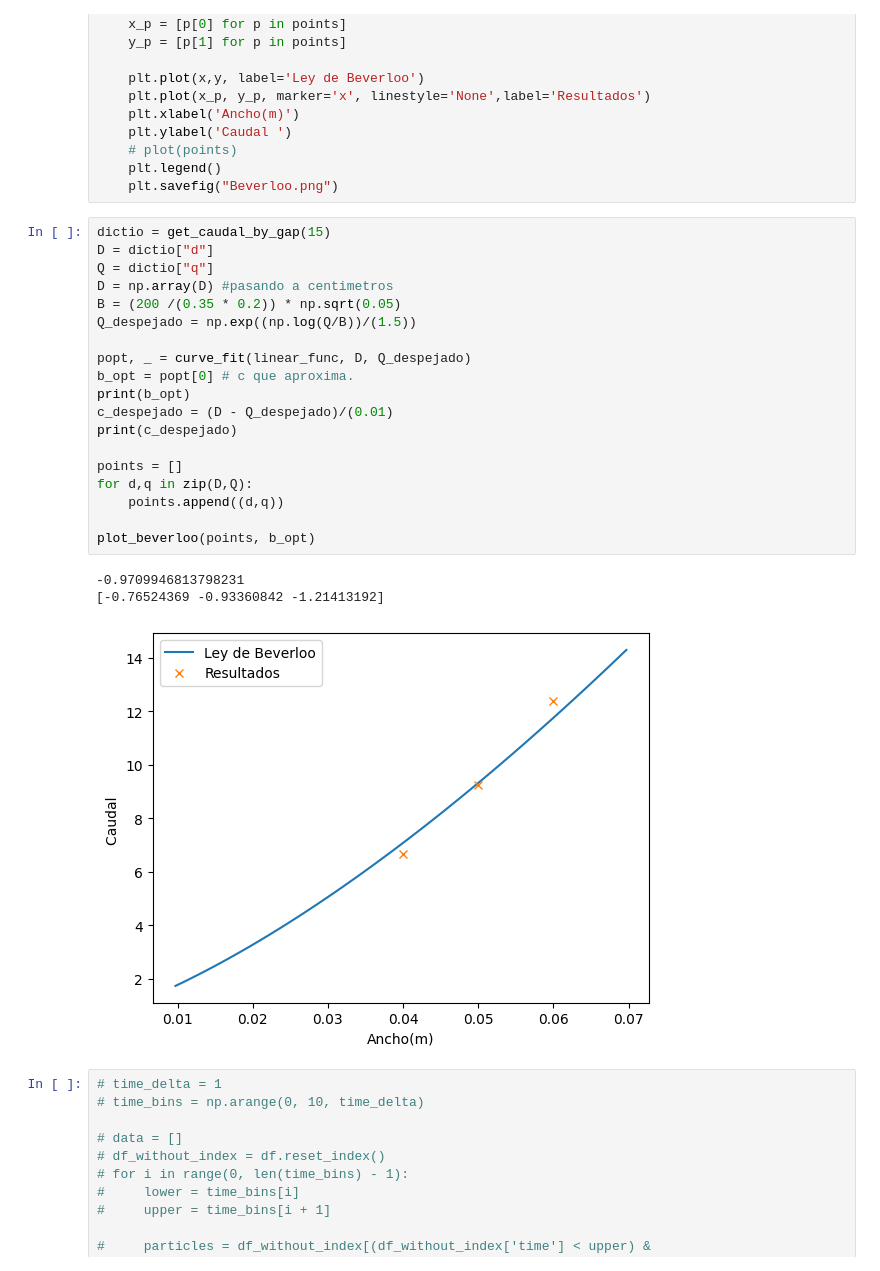
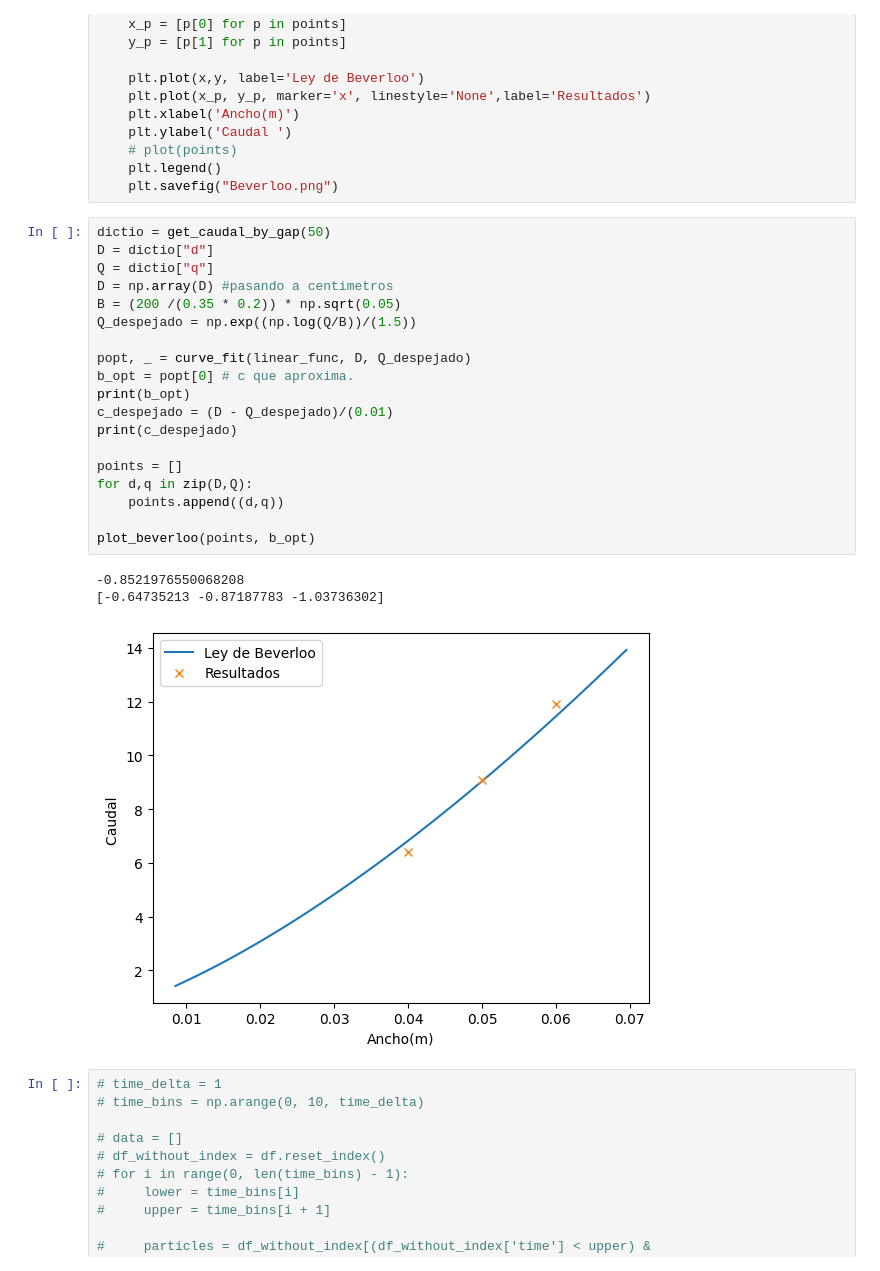
Before and after one commit to shadad00/Simulacion-de-sistemas, a Jupyter notebook: notebooks/TP5.ipynb, the cells around one changed output. Cells and saved outputs as stored; diff of their text form.

```diff
--- a/notebooks/TP5.ipynb
+++ b/notebooks/TP5.ipynb
@@ -200,28 +200,28 @@ def plot_beverloo(points,c):
     plt.legend()
     plt.savefig("Beverloo.png")
 # %%
-dictio = get_caudal_by_gap(15)
+dictio = get_caudal_by_gap(50)
 D = dictio["d"]
 Q = dictio["q"]
 D = np.array(D) #pasando a centimetros
 B = (200 /(0.35 * 0.2)) * np.sqrt(0.05)
 Q_despejado = np.exp((np.log(Q/B))/(1.5))
 
 popt, _ = curve_fit(linear_func, D, Q_despejado)
 b_opt = popt[0] # c que aproxima.
 print(b_opt)
 c_despejado = (D - Q_despejado)/(0.01)
 print(c_despejado)
 
 points = []
 for d,q in zip(D,Q):
     points.append((d,q))
 
 plot_beverloo(points, b_opt)
 # %% [output]
--0.9709946813798231
-[-0.76524369 -0.93360842 -1.21413192]
+-0.8521976550068208
+[-0.64735213 -0.87187783 -1.03736302]
-[figure, old version]
+[figure, new version]
 # %%
 # time_delta = 1
 # time_bins = np.arange(0, 10, time_delta)
```
Also changed, not shown: parts of 8 cells of this notebook, 6 other files.
